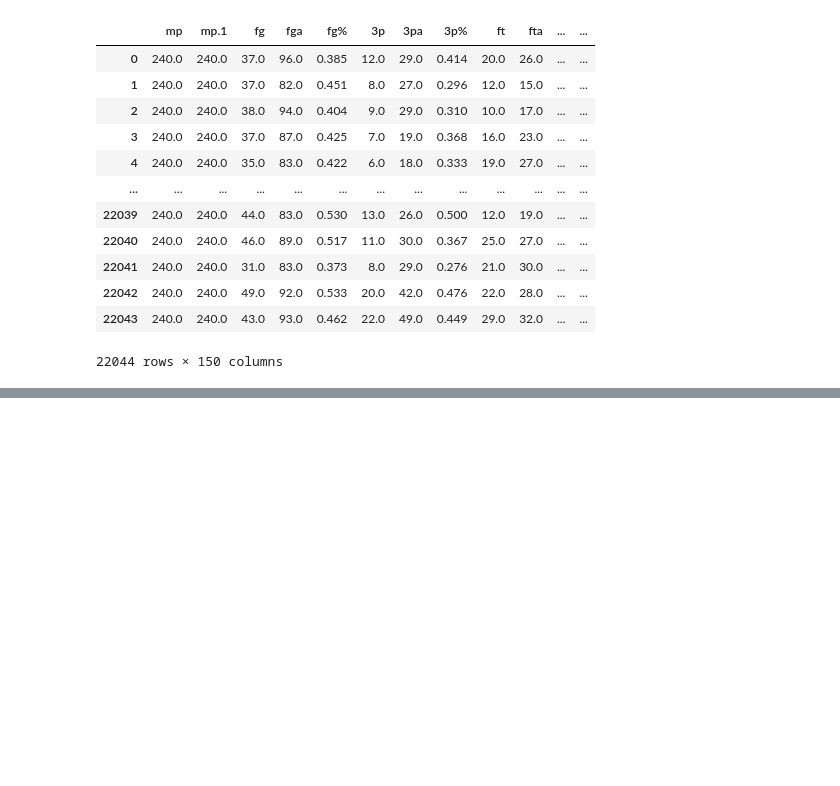
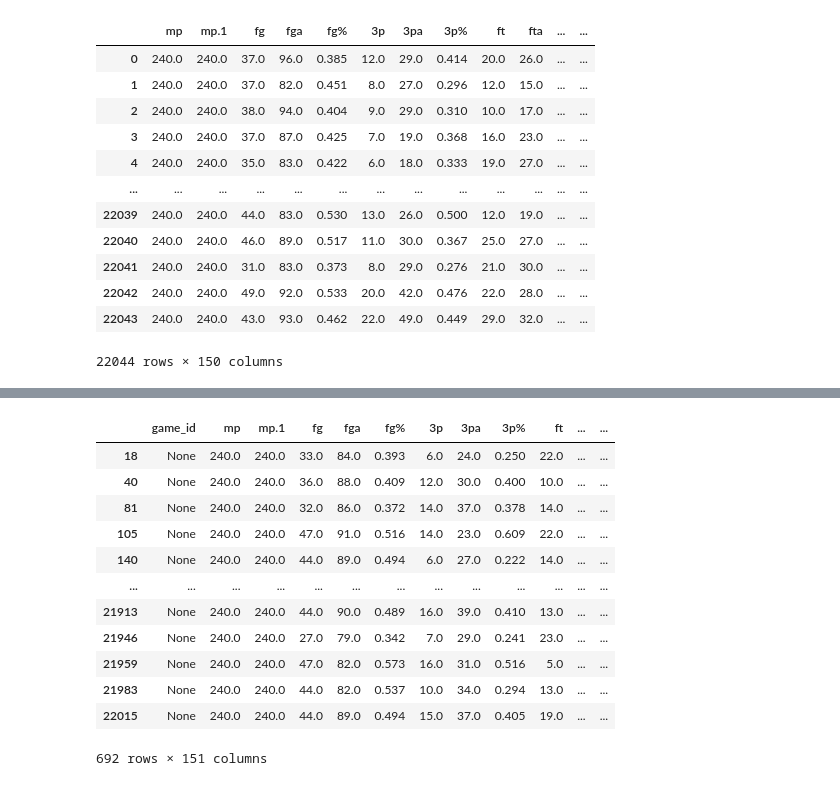
Before and after one commit to rqian239/RunTime, a Jupyter notebook: runtime/notebooks/data_processing/find_game_ids.ipynb, the cells around one changed output, grey strips where cells are left out. Saved outputs shown, nothing was run; the diff lists cells and outputs as text; code cells hidden in the pictures; blank space fills up the shorter version.

```diff
--- a/runtime/notebooks/data_processing/find_game_ids.ipynb
+++ b/runtime/notebooks/data_processing/find_game_ids.ipynb
@@ -38,0 +105,16 @@ else:
+# %%
+df[df["team"] == "CHO"]
+# %% [output]
+|  | game_id | mp | mp.1 | fg | fga | fg% | 3p | 3pa | 3p% | ft | ... | ... |
+| 18 | None | 240.0 | 240.0 | 33.0 | 84.0 | 0.393 | 6.0 | 24.0 | 0.250 | 22.0 | ... | ... |
+| 40 | None | 240.0 | 240.0 | 36.0 | 88.0 | 0.409 | 12.0 | 30.0 | 0.400 | 10.0 | ... | ... |
+| 81 | None | 240.0 | 240.0 | 32.0 | 86.0 | 0.372 | 14.0 | 37.0 | 0.378 | 14.0 | ... | ... |
+| 105 | None | 240.0 | 240.0 | 47.0 | 91.0 | 0.516 | 14.0 | 23.0 | 0.609 | 22.0 | ... | ... |
+| 140 | None | 240.0 | 240.0 | 44.0 | 89.0 | 0.494 | 6.0 | 27.0 | 0.222 | 14.0 | ... | ... |
+| ... | ... | ... | ... | ... | ... | ... | ... | ... | ... | ... | ... | ... |
+| 21913 | None | 240.0 | 240.0 | 44.0 | 90.0 | 0.489 | 16.0 | 39.0 | 0.410 | 13.0 | ... | ... |
+| 21946 | None | 240.0 | 240.0 | 27.0 | 79.0 | 0.342 | 7.0 | 29.0 | 0.241 | 23.0 | ... | ... |
+| 21959 | None | 240.0 | 240.0 | 47.0 | 82.0 | 0.573 | 16.0 | 31.0 | 0.516 | 5.0 | ... | ... |
+| 21983 | None | 240.0 | 240.0 | 44.0 | 82.0 | 0.537 | 10.0 | 34.0 | 0.294 | 13.0 | ... | ... |
+| 22015 | None | 240.0 | 240.0 | 44.0 | 89.0 | 0.494 | 15.0 | 37.0 | 0.405 | 19.0 | ... | ... |
+692 rows × 151 columns
```
Also changed, not shown: parts of 4 cells of this notebook, 1 other file.
